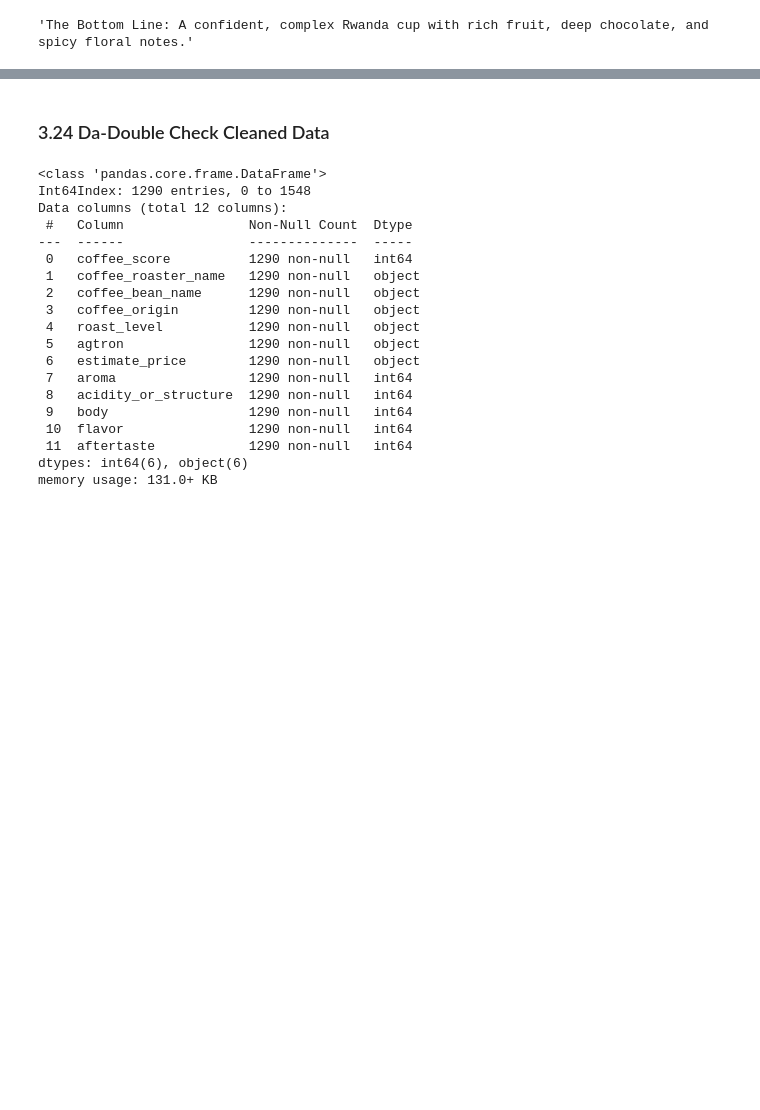
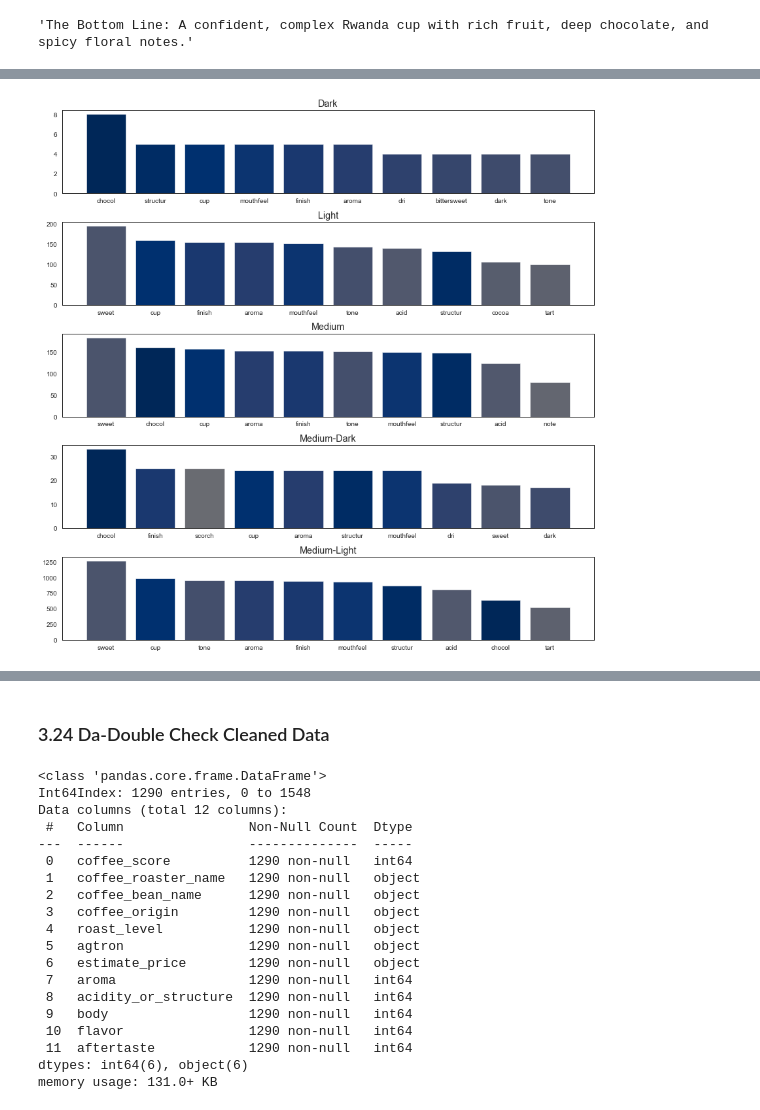
Before and after one commit to nkbuddy/capstone-coffee-recommendation-system, a Jupyter notebook: coffee_recommendation.ipynb, the cells around one changed output, grey strips where cells are left out. Drawn from its saved outputs; the diff is of its cells as text; code cells hidden in the pictures; blank space fills up the shorter version.

```diff
--- a/coffee_recommendation.ipynb
+++ b/coffee_recommendation.ipynb
@@ -473,5 +612,0 @@ len(coffee_flavor_wheel_third_layer)
-# %%
-label = LabelEncoder()
-cleaned_df['roast_level_Code'] = label.fit_transform(cleaned_df['roast_level'])
-
-Target = ['coffee_score']
@@ -477,0 +634,5 @@ Target = ['coffee_score']
+# %%
+stopwords_list.append('blind')
+stopwords_list.append('assessment')
+stopwords_list.append('bottom')
+stopwords_list.append('line')
@@ -477,0 +664,3 @@ Target = ['coffee_score']
+# %%
+cleaned_df["preprocessed_blind_assessment"] = cleaned_df["blind_assessment"].apply(lambda x: preprocess_text(x, tokenizer, stopwords_list, stemmer))
+cleaned_df["preprocessed_bottom_line"] = cleaned_df["bottom_line"].apply(lambda x: preprocess_text(x, tokenizer, stopwords_list, stemmer))
@@ -477,0 +678,37 @@ Target = ['coffee_score']
+# %%
+
+import matplotlib.pyplot as plt
+import seaborn as sns
+
+# Set up figure and axes
+fig, axes = plt.subplots(nrows=5, figsize=(12, 12))
+
+# Empty dict to hold words that have already been plotted and their colors
+plotted_words_and_colors = {}
+# Establish color palette to pull from
+# (If you get an error message about popping from an empty list, increase this #)
+color_palette = sns.color_palette('cividis', n_colors=38)
+
+# Creating a plot for each unique genre
+data_by_genre = [y for _, y in cleaned_df.groupby('roast_level', as_index=False)]
+for idx, genre_df in enumerate(data_by_genre):
+    # Find top 10 words in this genre
+    all_words_in_genre = genre_df.preprocessed_blind_assessment.explode()
+    top_10 = all_words_in_genre.value_counts()[:10]
+
+    # Select appropriate colors, reusing colors if words repeat
+    colors = []
+    for word in top_10.index:
+        if word not in plotted_words_and_colors:
+            new_color = color_palette.pop(0)
+            plotted_words_and_colors[word] = new_color
+        colors.append(plotted_words_and_colors[word])
+
+    # Select axes, plot data, set title
+    ax = axes[idx]
+    ax.bar(top_10.index, top_10.values, color=colors)
+    ax.set_title(genre_df.iloc[0].roast_level.title())
+
+fig.tight_layout()
+# %% [output]
+[figure, added]
```
Also changed, not shown: parts of 29 cells of this notebook.
